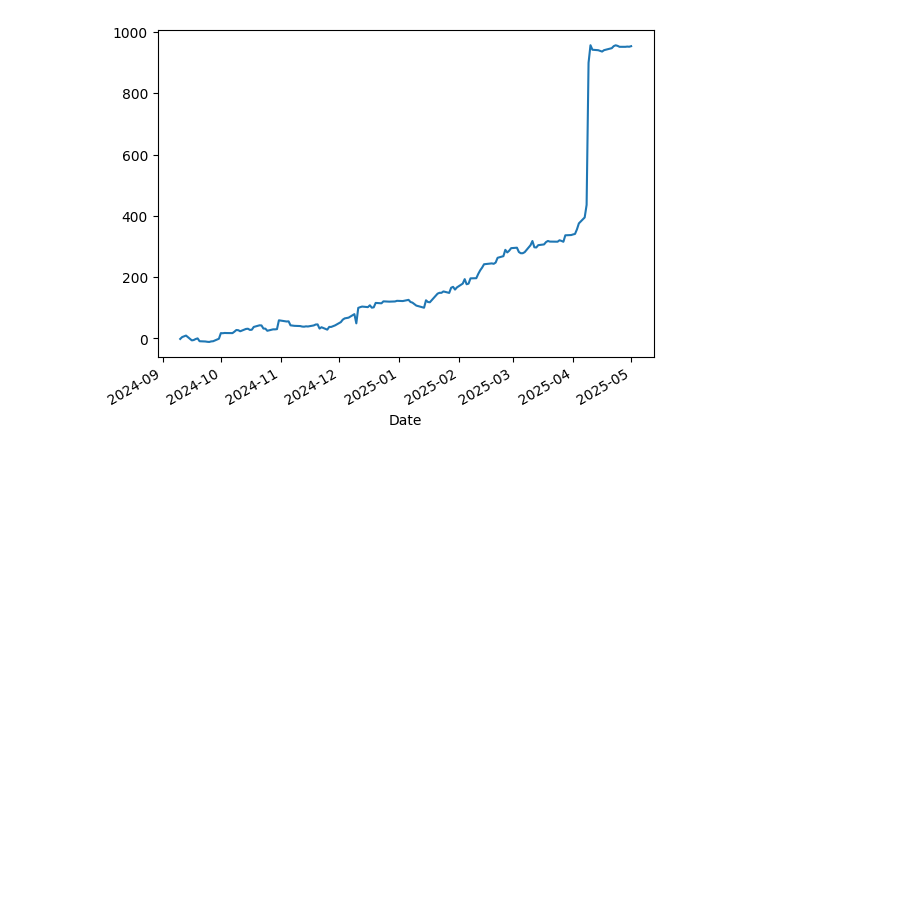
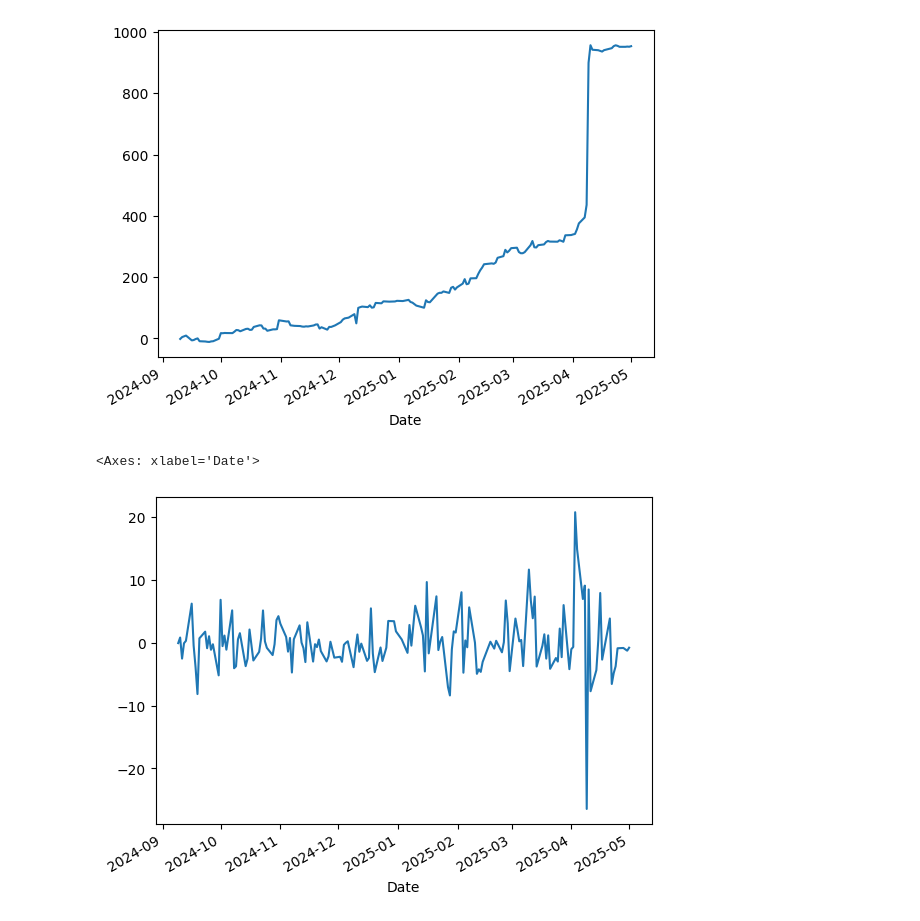
Before and after one commit to itayakad/StatLearningFinal, a Jupyter notebook: analysis.ipynb, the cells around one changed output. Drawn from its saved outputs; the diff is of its cells as text; code cells hidden in the pictures; blank space fills up the shorter version.

```diff
--- a/analysis.ipynb
+++ b/analysis.ipynb
@@ -190,3 +174,8 @@ Name: profit, Length: 161, dtype: float64
 # %% [output]
 <Axes: xlabel='Date'>
 [figure]
+# %%
+trading_results['AAPL']['fwd_return'].plot()
+# %% [output]
+<Axes: xlabel='Date'>
+[figure, added]
```
Also changed, not shown: parts of 3 cells of this notebook.
